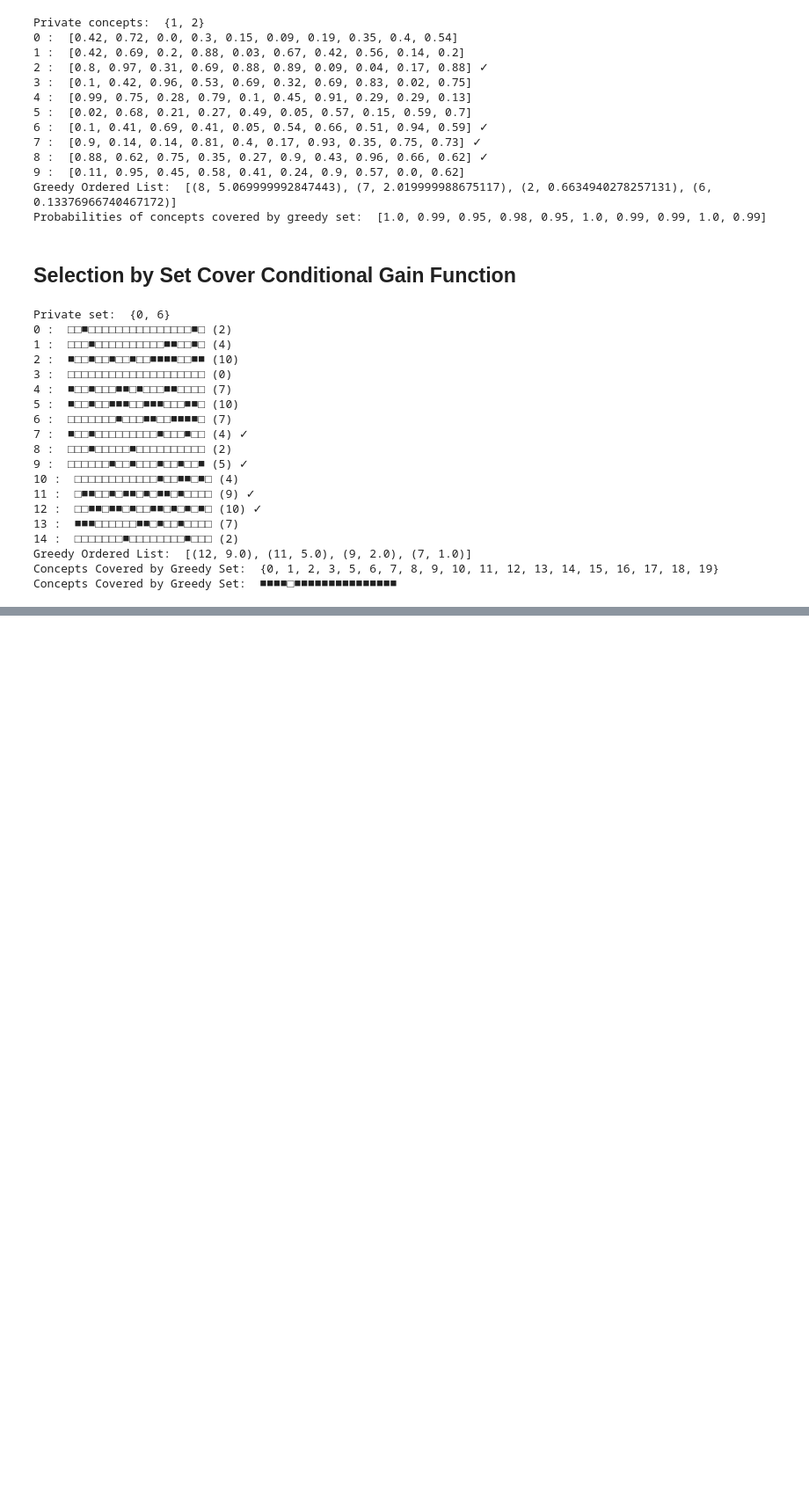
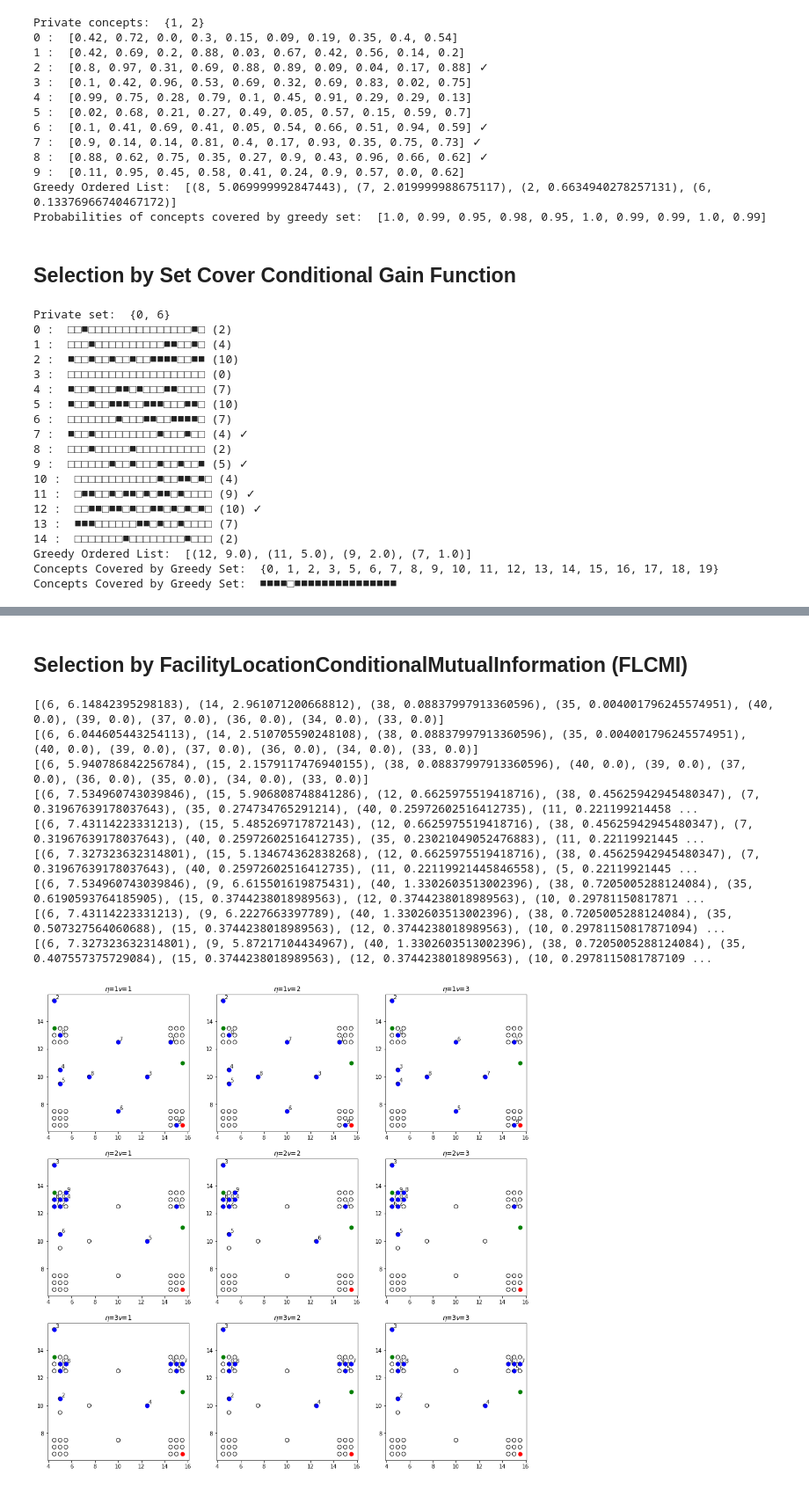
Before and after one commit to decile-team/submodlib, a Jupyter notebook: tutorials/Representational Power of Different Functions.ipynb, the cells around one changed output, grey strips where cells are left out. Shown at 88% size. Drawn from its saved outputs; the diff is of its cells as text; code cells hidden in the pictures; blank space fills up the shorter version.

Commit message:
Added FLCMI

```diff
--- a/tutorials/Representational Power of Different Functions.ipynb
+++ b/tutorials/Representational Power of Different Functions.ipynb
@@ -1461,0 +1493,47 @@ Concepts Covered by Greedy Set:  ■■■■□■■■■■■■■■■
+# %% [markdown]
+## Selection by FacilityLocationConditionalMutualInformation (FLCMI)
+# %%
+from submodlib import FacilityLocationConditionalMutualInformationFunction
+etas = [1, 2, 3]
+nus = [1, 2, 3]
+row = 0
+index = 1
+plt.figure(figsize = (16, 16))
+for eta in etas:
+    for nu in nus:
+        plt.subplot(3,3,row*3+index)
+        obj = FacilityLocationConditionalMutualInformationFunction(n=41,
+                                                                   num_queries=2,
+                                                                   num_privates=1,
+                                                                   imageData=groundData,
+                                                                   queryData=mutlipleQueryData,
+                                                                   privateData=singlePrivateData,
+                                                                   metric="euclidean",
+                                                                  magnificationLambda=eta,
+                                                                  privacyHardness=nu)
+        greedyList = obj.maximize(budget=10,optimizer='NaiveGreedy', stopIfZeroGain=False, stopIfNegativeGain=False, verbose=False)
+        print(greedyList)
+        greedyXs = [groundxs[x[0]] for x in greedyList]
+        greedyYs = [groundys[x[0]] for x in greedyList]
+        plt.scatter(groundxs, groundys, s=50, facecolors='none', edgecolors='black', label="Images")
+        plt.scatter(multiplequeryxs, multiplequeryys, s=50, color='green', label="Queries")
+        plt.scatter(singleprivatexs, singleprivateys, s=50, color='red', label="Privates")
+        plt.scatter(greedyXs, greedyYs, s=50, color='blue', label="Greedy Set")
+        for label, element in enumerate(greedyList):
+            plt.annotate(label, (groundxs[element[0]], groundys[element[0]]), (groundxs[element[0]]+0.1, groundys[element[0]]+0.1))
+        plt.title('$\eta$='+str(eta)+'$\\nu$='+str(nu))
+        index += 1
+        if index == 4:
+            row += 1
+            index = 1
+# %% [output]
+[(6, 6.14842395298183), (14, 2.961071200668812), (38, 0.08837997913360596), (35, 0.004001796245574951), (40, 0.0), (39, 0.0), (37, 0.0), (36, 0.0), (34, 0.0), (33, 0.0)]
+[(6, 6.044605443254113), (14, 2.510705590248108), (38, 0.08837997913360596), (35, 0.004001796245574951), (40, 0.0), (39, 0.0), (37, 0.0), (36, 0.0), (34, 0.0), (33, 0.0)]
+[(6, 5.940786842256784), (15, 2.1579117476940155), (38, 0.08837997913360596), (40, 0.0), (39, 0.0), (37, 0.0), (36, 0.0), (35, 0.0), (34, 0.0), (33, 0.0)]
+[(6, 7.534960743039846), (15, 5.906808748841286), (12, 0.6625975519418716), (38, 0.45625942945480347), (7, 0.31967639178037643), (35, 0.274734765291214), (40, 0.25972602516412735), (11, 0.221199214458 ...
+[(6, 7.43114223331213), (15, 5.485269717872143), (12, 0.6625975519418716), (38, 0.45625942945480347), (7, 0.31967639178037643), (40, 0.25972602516412735), (35, 0.23021049052476883), (11, 0.22119921445 ...
+[(6, 7.327323632314801), (15, 5.134674362838268), (12, 0.6625975519418716), (38, 0.45625942945480347), (7, 0.31967639178037643), (40, 0.25972602516412735), (11, 0.22119921445846558), (5, 0.22119921445 ...
+[(6, 7.534960743039846), (9, 6.615501619875431), (40, 1.3302603513002396), (38, 0.7205005288124084), (35, 0.6190593764185905), (15, 0.3744238018989563), (12, 0.3744238018989563), (10, 0.29781150817871 ...
+[(6, 7.43114223331213), (9, 6.2227663397789), (40, 1.3302603513002396), (38, 0.7205005288124084), (35, 0.507327564060688), (15, 0.3744238018989563), (12, 0.3744238018989563), (10, 0.29781150817871094) ...
+[(6, 7.327323632314801), (9, 5.87217104434967), (40, 1.3302603513002396), (38, 0.7205005288124084), (35, 0.407557375729084), (15, 0.3744238018989563), (12, 0.3744238018989563), (10, 0.2978115081787109 ...
+[figure, added]
```
Also changed, not shown: parts of 3 cells of this notebook, 16 other files.
